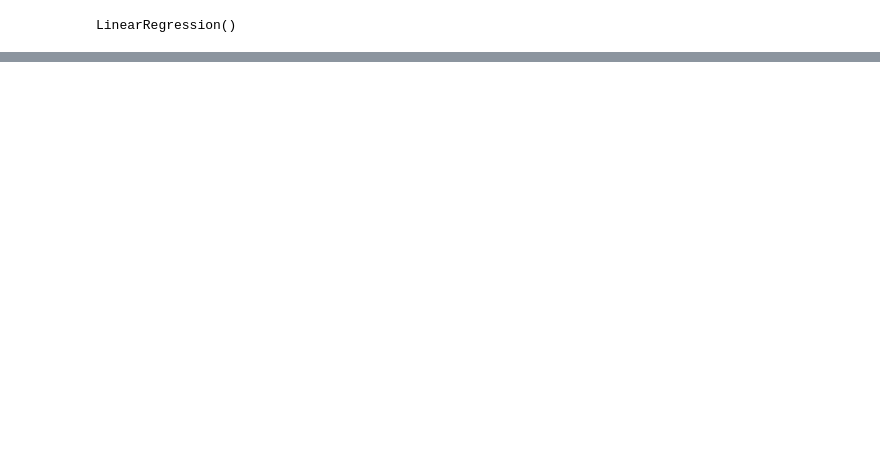
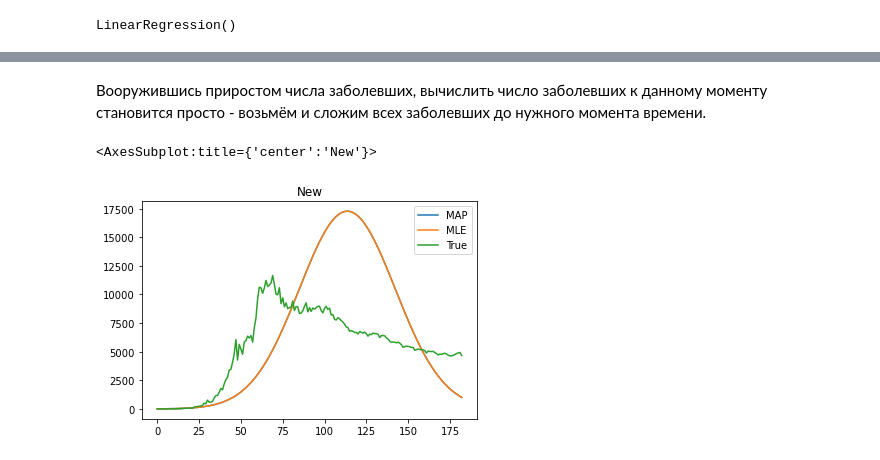
Before and after one commit to IPPK93/MADE_ADV_ML, a Jupyter notebook: HW 1.ipynb, the cells around one changed output, grey strips where cells are left out. Drawn from its saved outputs; the diff is of its cells as text; code cells hidden in the pictures; blank space fills up the shorter version.

```diff
--- a/HW 1.ipynb
+++ b/HW 1.ipynb
@@ -358,0 +371,10 @@ sns.lineplot(x=range(len(X)), y=log_new_cases, label='True')
+# %% [markdown]
+Вооружившись приростом числа заболевших, вычислить число заболевших к данному моменту становится просто - возьмём и сложим всех заболевших до нужного момента времени.
+# %%
+plt.title('New')
+sns.lineplot(x=range(len(predictions)), y=np.array(np.exp(prediction_new)), label='MAP')
+sns.lineplot(x=range(len(predictions)), y=np.exp(model_new.predict(X)), label='MLE')
+sns.lineplot(x=range(len(predictions)), y=np.array((np.exp(log_new_cases))), label='True')
+# %% [output]
+<AxesSubplot:title={'center':'New'}>
+[figure, added]
```
Also changed, not shown: parts of 16 cells of this notebook.
